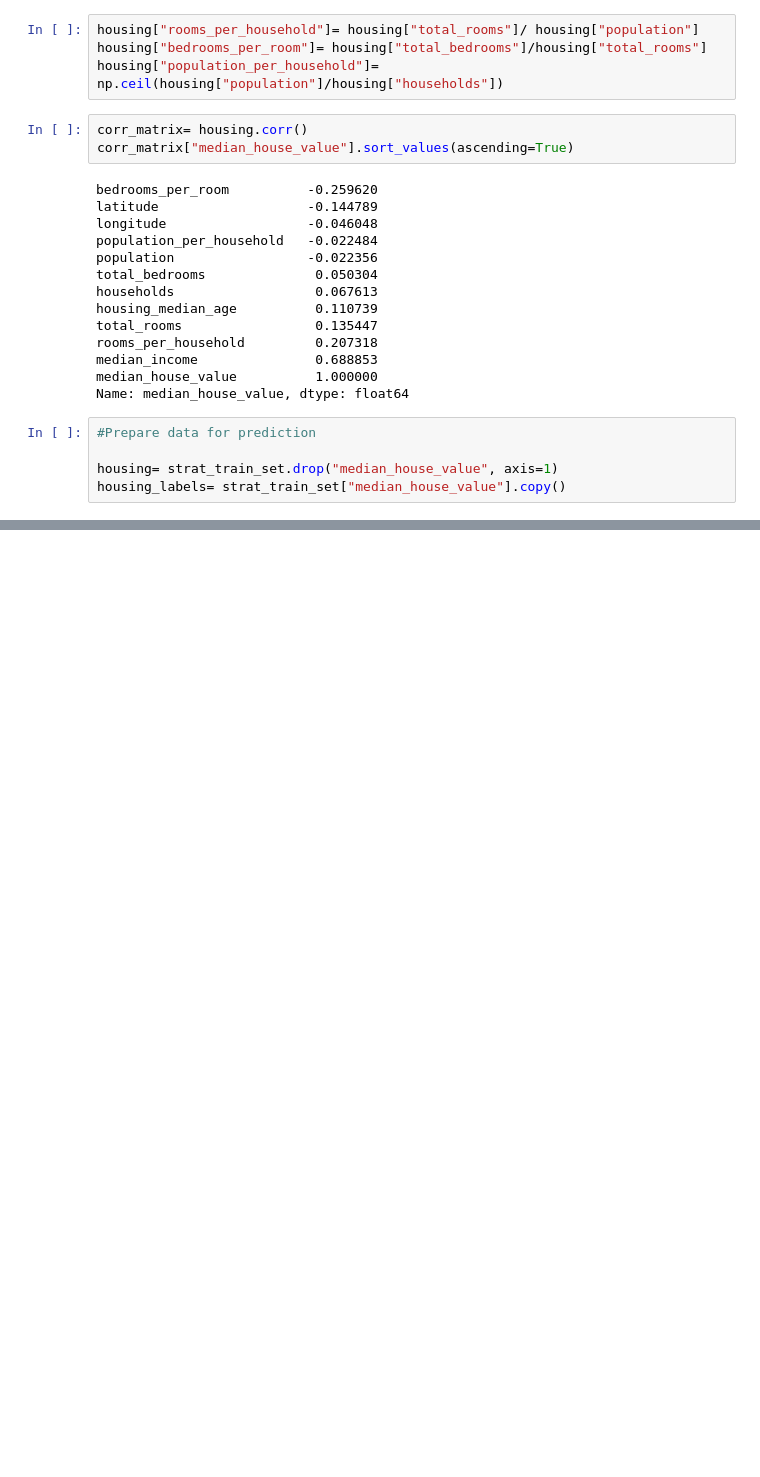
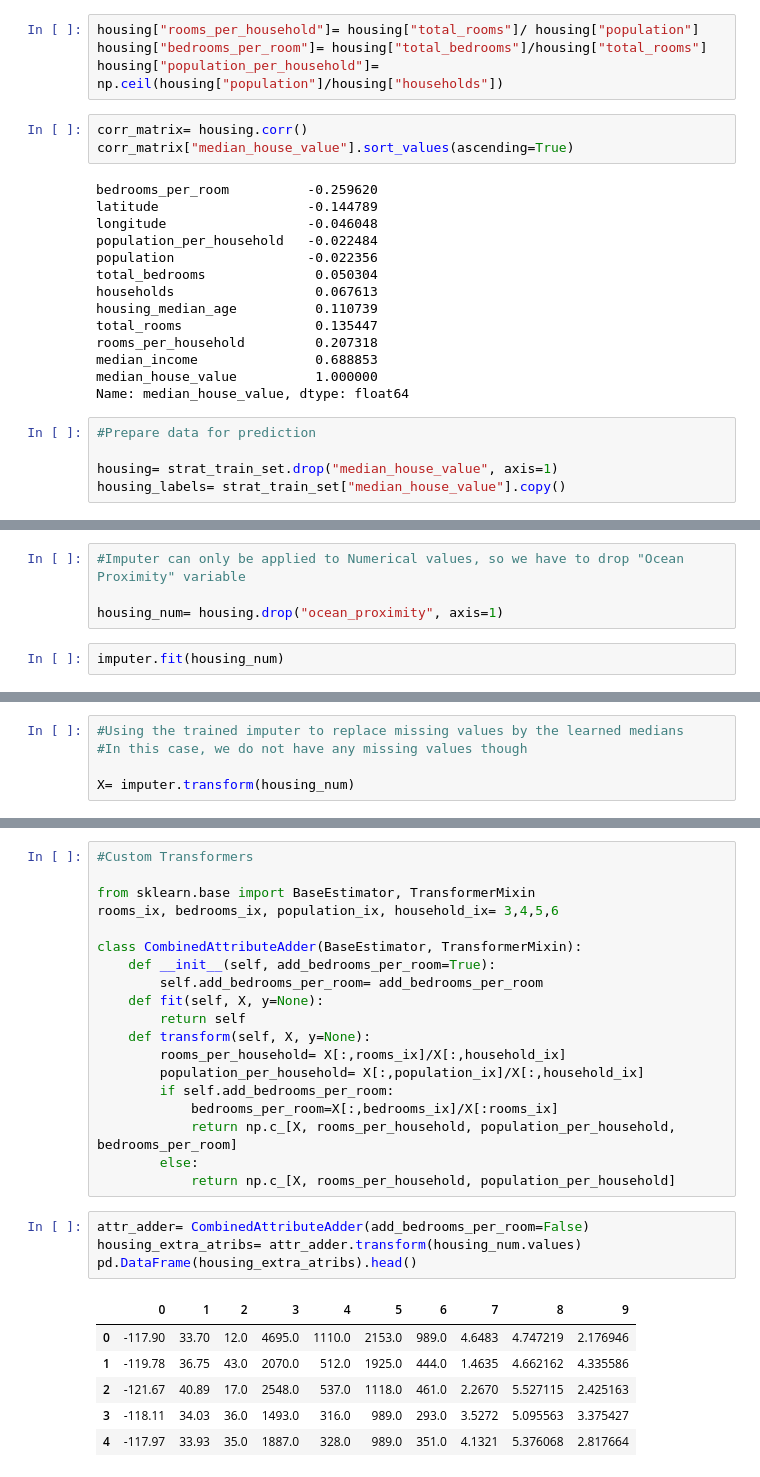
Before and after one commit to CrookedNoob/Scikit-Learn_Tutorial, a Jupyter notebook: Basic_Hands-on_with_sklearn.ipynb, the cells around one changed output, grey strips where cells are left out. Drawn from its saved outputs; the diff is of its cells as text; blank space fills up the shorter version.

```diff
--- a/Basic_Hands-on_with_sklearn.ipynb
+++ b/Basic_Hands-on_with_sklearn.ipynb
@@ -288,0 +307,6 @@ housing_labels= strat_train_set["median_house_value"].copy()
+# %%
+#Imputer can only be applied to Numerical values, so we have to drop "Ocean Proximity" variable
+
+housing_num= housing.drop("ocean_proximity", axis=1)
+# %%
+imputer.fit(housing_num)
@@ -288,0 +332,5 @@ housing_labels= strat_train_set["median_house_value"].copy()
+# %%
+#Using the trained imputer to replace missing values by the learned medians
+#In this case, we do not have any missing values though
+
+X= imputer.transform(housing_num)
@@ -288,0 +440,30 @@ housing_labels= strat_train_set["median_house_value"].copy()
+# %%
+#Custom Transformers
+
+from sklearn.base import BaseEstimator, TransformerMixin
+rooms_ix, bedrooms_ix, population_ix, household_ix= 3,4,5,6
+
+class CombinedAttributeAdder(BaseEstimator, TransformerMixin):
+    def __init__(self, add_bedrooms_per_room=True):
+        self.add_bedrooms_per_room= add_bedrooms_per_room
+    def fit(self, X, y=None):
+        return self
+    def transform(self, X, y=None):
+        rooms_per_household= X[:,rooms_ix]/X[:,household_ix]
+        population_per_household= X[:,population_ix]/X[:,household_ix]
+        if self.add_bedrooms_per_room:
+            bedrooms_per_room=X[:,bedrooms_ix]/X[:rooms_ix]
+            return np.c_[X, rooms_per_household, population_per_household, bedrooms_per_room]
+        else:
+            return np.c_[X, rooms_per_household, population_per_household]
+# %%
+attr_adder= CombinedAttributeAdder(add_bedrooms_per_room=False)
+housing_extra_atribs= attr_adder.transform(housing_num.values)
+pd.DataFrame(housing_extra_atribs).head()
+# %% [output]
+|  | 0 | 1 | 2 | 3 | 4 | 5 | 6 | 7 | 8 | 9 |
+| 0 | -117.90 | 33.70 | 12.0 | 4695.0 | 1110.0 | 2153.0 | 989.0 | 4.6483 | 4.747219 | 2.176946 |
+| 1 | -119.78 | 36.75 | 43.0 | 2070.0 | 512.0 | 1925.0 | 444.0 | 1.4635 | 4.662162 | 4.335586 |
+| 2 | -121.67 | 40.89 | 17.0 | 2548.0 | 537.0 | 1118.0 | 461.0 | 2.2670 | 5.527115 | 2.425163 |
+| 3 | -118.11 | 34.03 | 36.0 | 1493.0 | 316.0 | 989.0 | 293.0 | 3.5272 | 5.095563 | 3.375427 |
+| 4 | -117.97 | 33.93 | 35.0 | 1887.0 | 328.0 | 989.0 | 351.0 | 4.1321 | 5.376068 | 2.817664 |
```
Also changed, not shown: parts of 20 cells of this notebook.
